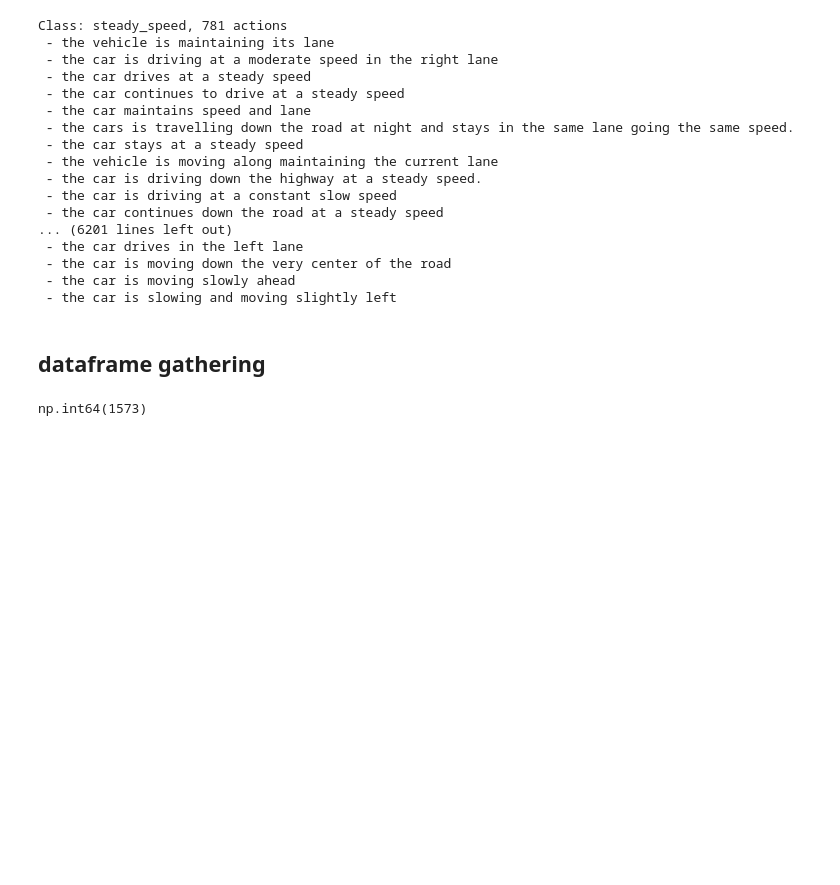
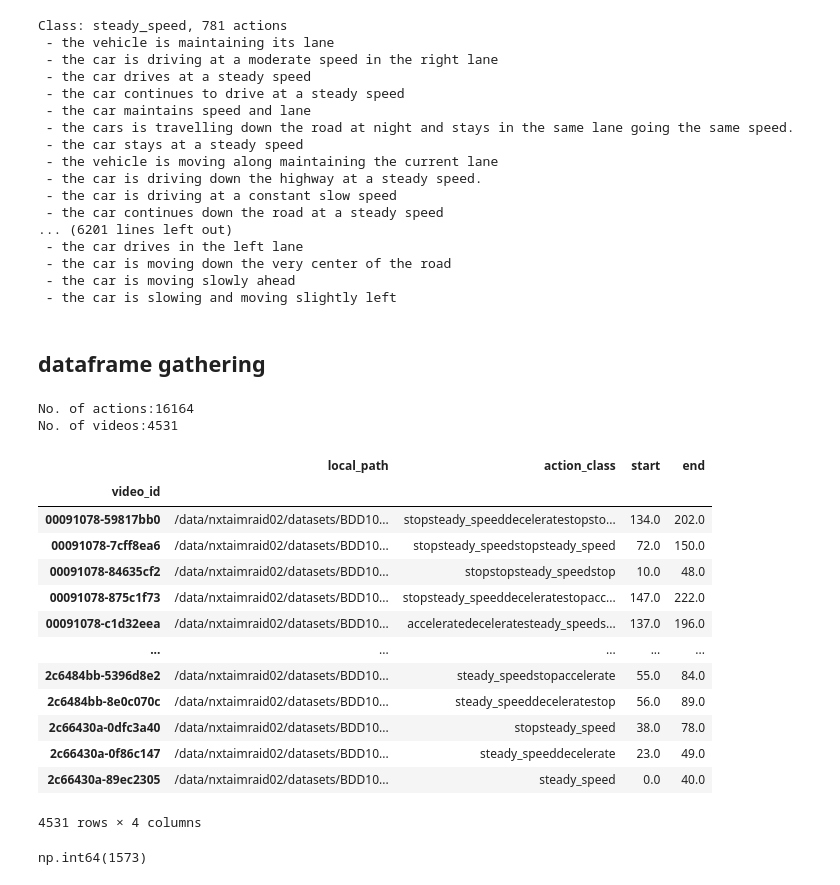
Before and after one commit to Yuumna/vjepa2, a Jupyter notebook: notebooks/BDD-X.ipynb, the cells around one changed output. Drawn from its saved outputs; the diff is of its cells as text; code cells hidden in the pictures; blank space fills up the shorter version.

```diff
--- a/notebooks/BDD-X.ipynb
+++ b/notebooks/BDD-X.ipynb
@@ -367,6 +367,32 @@ import pandas as pd
 import json
 import os
 pd.set_option('display.max_colwidth', None)
+# %%
+fin = pd.read_csv("filtered_bddx_clean_6classes_updated.csv")
+print(f"No. of actions:{len(fin)}")
+fin["video_id"] = fin["local_path"].apply(lambda x: x.split('/')[-1].split('.')[0])
+grouped_id = fin.groupby("video_id")
+print(f"No. of videos:{len(grouped_id)}")
+# %% [output]
+No. of actions:16164
+No. of videos:4531
+# %%
+grouped_id.sum()
+# %% [output]
+|  | local_path | action_class | start | end |
+| video_id |  |  |  |  |
+| 00091078-59817bb0 | /data/nxtaimraid02/datasets/BDD10... | stopsteady_speeddeceleratestopsto... | 134.0 | 202.0 |
+| 00091078-7cff8ea6 | /data/nxtaimraid02/datasets/BDD10... | stopsteady_speedstopsteady_speed | 72.0 | 150.0 |
+| 00091078-84635cf2 | /data/nxtaimraid02/datasets/BDD10... | stopstopsteady_speedstop | 10.0 | 48.0 |
+| 00091078-875c1f73 | /data/nxtaimraid02/datasets/BDD10... | stopsteady_speeddeceleratestopacc... | 147.0 | 222.0 |
+| 00091078-c1d32eea | /data/nxtaimraid02/datasets/BDD10... | acceleratedeceleratesteady_speeds... | 137.0 | 196.0 |
+| ... | ... | ... | ... | ... |
+| 2c6484bb-5396d8e2 | /data/nxtaimraid02/datasets/BDD10... | steady_speedstopaccelerate | 55.0 | 84.0 |
+| 2c6484bb-8e0c070c | /data/nxtaimraid02/datasets/BDD10... | steady_speeddeceleratestop | 56.0 | 89.0 |
+| 2c66430a-0dfc3a40 | /data/nxtaimraid02/datasets/BDD10... | stopsteady_speed | 38.0 | 78.0 |
+| 2c66430a-0f86c147 | /data/nxtaimraid02/datasets/BDD10... | steady_speeddecelerate | 23.0 | 49.0 |
+| 2c66430a-89ec2305 | /data/nxtaimraid02/datasets/BDD10... | steady_speed | 0.0 | 40.0 |
+4531 rows × 4 columns
 # %%
 df_gathered = pd.read_csv("bddx_with_local_paths_dedup.csv")
 df_gathered["local_path"].isna().sum()
```
Also changed, not shown: 3 other files.
